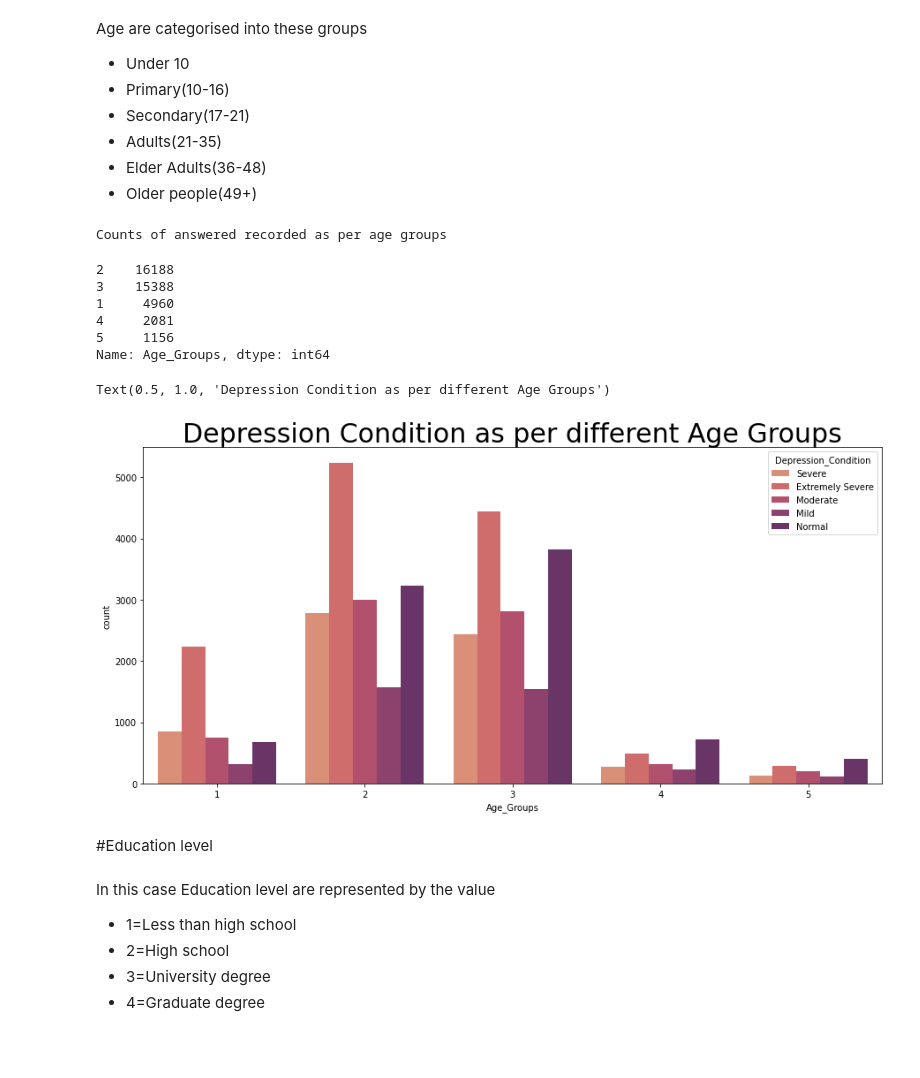
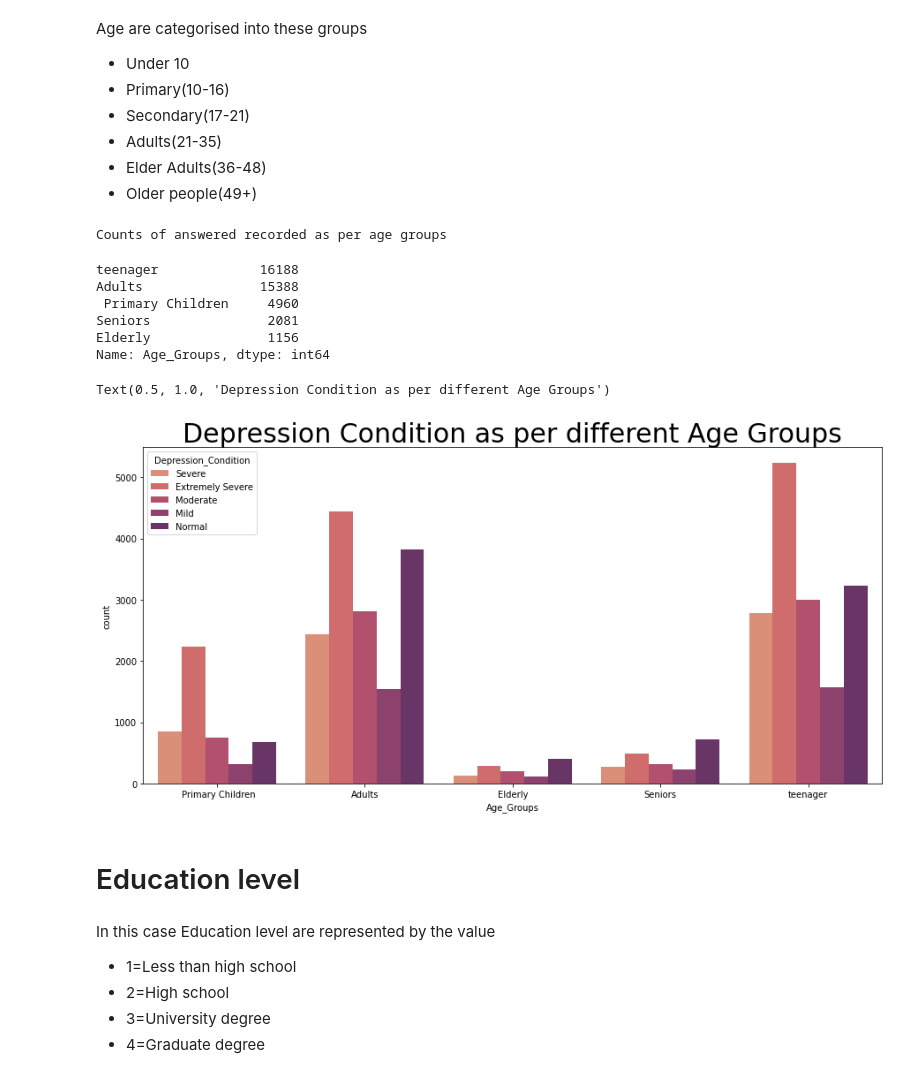
Before and after one commit to weihan444/ML-Hackathon, a Jupyter notebook: ML_Hackathon.ipynb, the cells around one changed output. Drawn from its saved outputs; the diff is of its cells as text; code cells hidden in the pictures; blank space fills up the shorter version.

```diff
--- a/ML_Hackathon.ipynb
+++ b/ML_Hackathon.ipynb
@@ -733,24 +733,24 @@ Age are categorised into these groups
 * Older people(49+)
 # %%
 print('Counts of answered recorded as per age groups')
-Depression_setCopy['Age_Groups'].value_counts()
+Depression_set['Age_Groups'].value_counts()
 # %% [output]
 Counts of answered recorded as per age groups
-2    16188
-3    15388
-1     4960
-4     2081
-5     1156
+teenager             16188
+Adults               15388
+ Primary Children     4960
+Seniors               2081
+Elderly               1156
 Name: Age_Groups, dtype: int64
 # %%
 plt.figure(figsize=(15,7))
-sns.countplot(Depression_setCopy.sort_values('Age_Groups').Age_Groups,hue=Depression_setCopy['Depression_Condition'],palette='flare')
+sns.countplot(Depression_set.sort_values('Age_Groups').Age_Groups,hue=Depression_set['Depression_Condition'],palette='flare')
 plt.title('Depression Condition as per different Age Groups',fontsize=30)
 # %% [output]
 Text(0.5, 1.0, 'Depression Condition as per different Age Groups')
-[figure, old version]
+[figure, new version]
 # %% [markdown]
-#Education level
+# Education level
 # %% [markdown]
 In this case Education level are represented by the value
 
```
Also changed, not shown: parts of 39 cells of this notebook.
